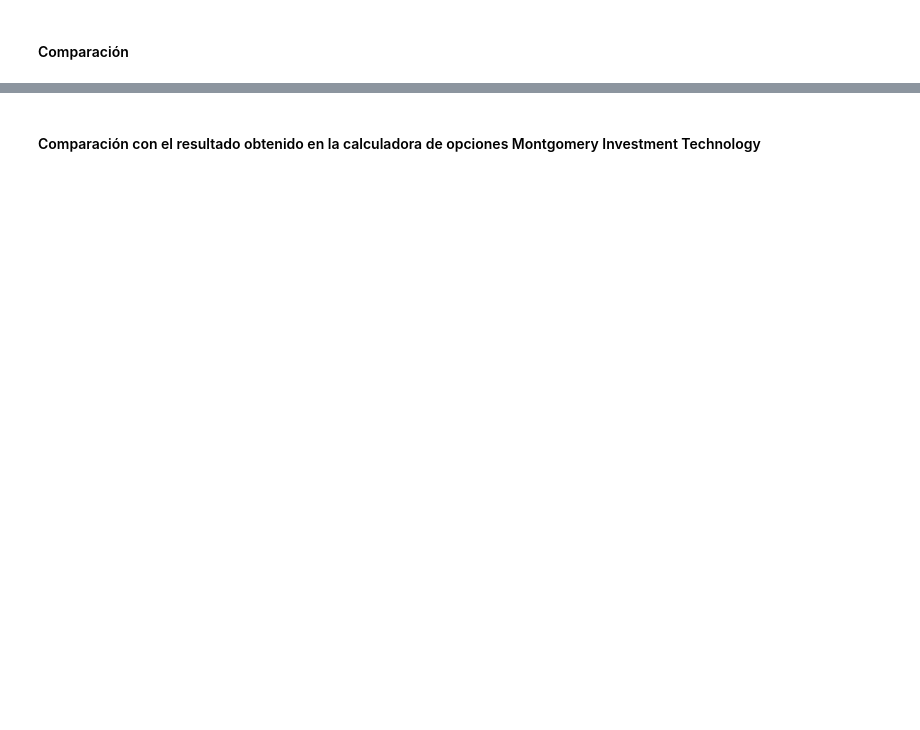
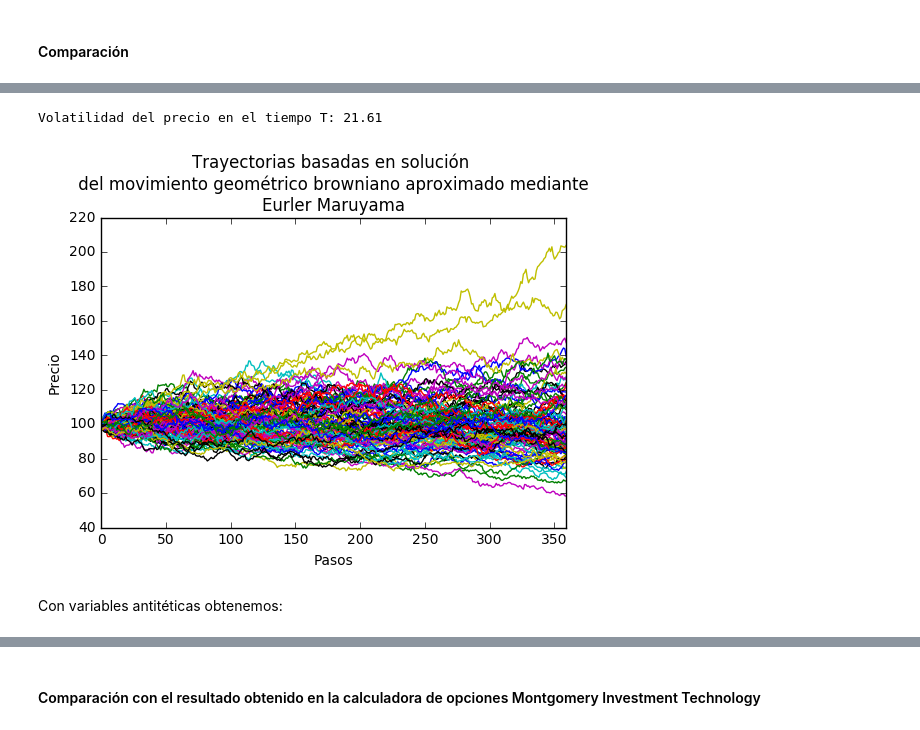
Before and after one commit to RHDZMOTA/simulacion_riesgos, a Jupyter notebook: p1/Trabajo 01 Simulación de Riesgos Financieros.ipynb, the cells around one changed output, grey strips where cells are left out. Drawn from its saved outputs; the diff is of its cells as text; code cells hidden in the pictures; blank space fills up the shorter version.

```diff
--- a/p1/Trabajo 01 Simulación de Riesgos Financieros.ipynb
+++ b/p1/Trabajo 01 Simulación de Riesgos Financieros.ipynb
@@ -690,0 +646,27 @@ dónde $d_1$ y $d_2$ son las mismas que las de la opción call.
+# %%
+# Eurler maruyama
+
+def eulerMaruyamaTrajectories(S0=100,mu=0,sigma=0.2,T=1,n=360,m=1,anti=False):
+    dt = T/n
+
+    # Check if add one and "m" value
+    add_one = m%2 if anti else 0
+    m = m if not anti else (int(m/2) if not m%2 else int((m-1)/2))
+
+    # Generate random variable
+    rnd = list(map(lambda x: randomNormal(n,mu=0,sigma=1),range(m)))
+    rnd = rnd if not anti else (rnd+[-r for r in rnd])
+    rnd = rnd+[randomNormal(n,mu=0,sigma=1)] if add_one else rnd
+
+
+    #rnd = list(map(lambda x: randomNormal(n,mu=0,sigma=1,anti=anti),range(m)))
+
+    # define euler maruyama algorithm
+    def eulerMaruyamaAlgorithm(x0,x_vect,mu,sigma,dt):
+        maruyama_simul = []
+        for i in x_vect:
+            maruyama_simul.append(x0*(1+mu*dt+sigma*i*np.sqrt(dt)))
+            x0 = maruyama_simul[-1]
+        return np.array(maruyama_simul)
+
+    return pd.DataFrame(np.asmatrix(list(map(lambda x: eulerMaruyamaAlgorithm(x0=S0,x_vect=x,mu=mu,sigma=sigma,dt=dt),rnd))).T)
@@ -690,0 +681,14 @@ dónde $d_1$ y $d_2$ son las mismas que las de la opción call.
+# %%
+print('Volatilidad del precio en el tiempo T: {:0.5}'.format(tray.iloc[-1].std()))
+# %% [output]
+Volatilidad del precio en el tiempo T: 21.61
+# %%
+tray.plot(legend=False)
+plt.title('Trayectorias basadas en solución \n del movimiento geométrico browniano aproximado mediante \nEurler Maruyama')
+plt.ylabel('Precio')
+plt.xlabel('Pasos')
+plt.show()
+# %% [output]
+[figure, added]
+# %% [markdown]
+Con variables antitéticas obtenemos:
```
Also changed, not shown: parts of 190 cells of this notebook.
